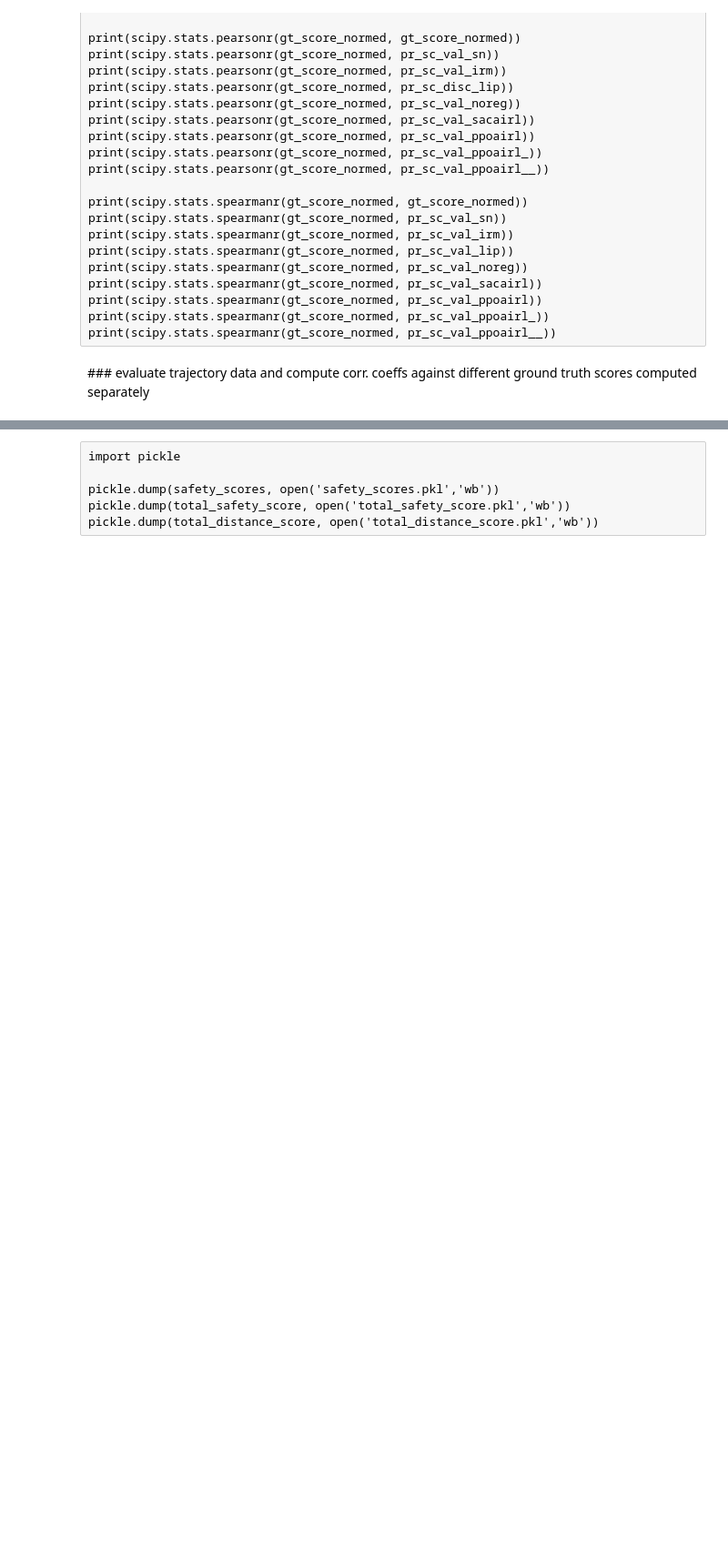
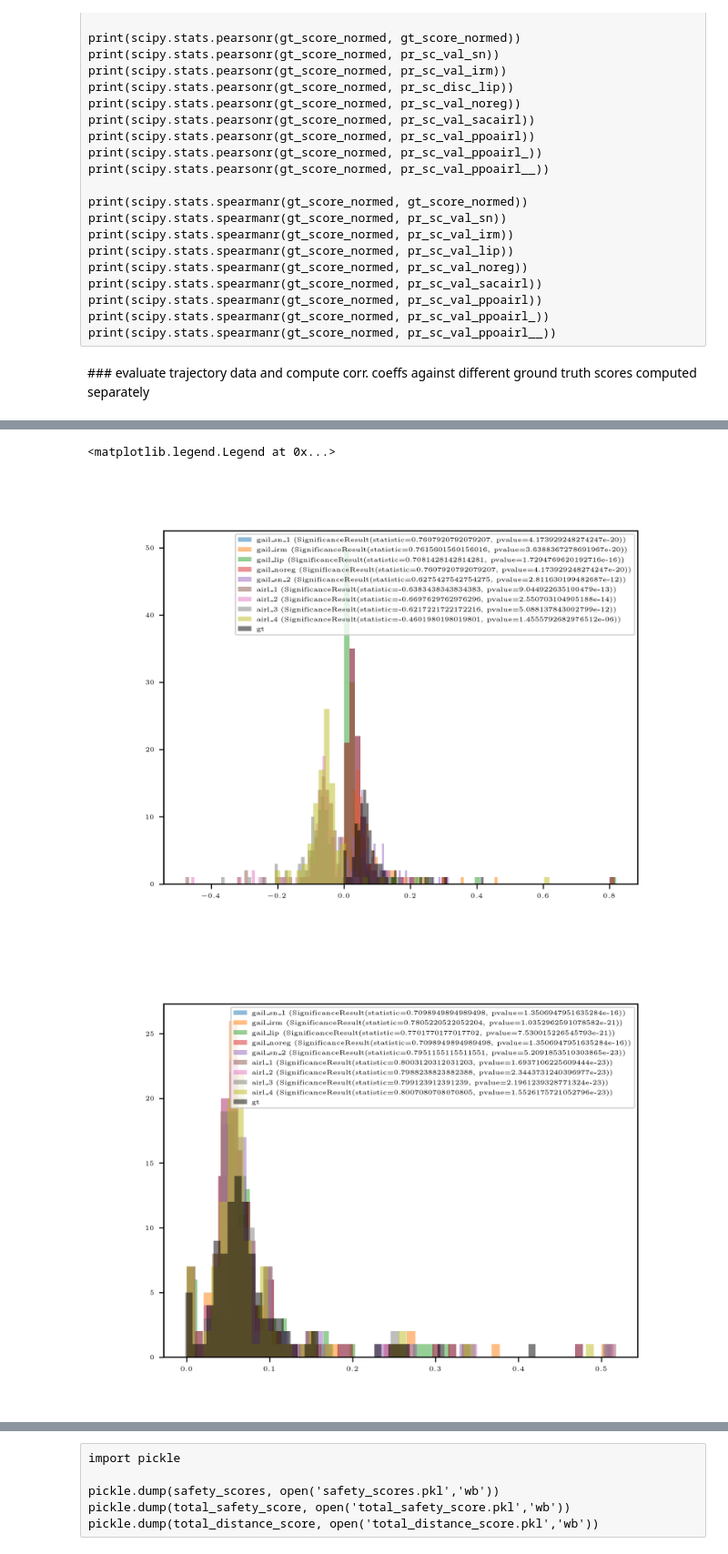
Before and after one commit to iov9000/cleanrl, a Jupyter notebook: cleanrl/demos/davos_data/EvaluateTrajectoriesLapLiver.ipynb, the cells around one changed output, grey strips where cells are left out. Shown at 91% size. Saved outputs shown, nothing was run; the diff lists cells and outputs as text; code cells hidden in the pictures; blank space fills up the shorter version.

```diff
--- a/cleanrl/demos/davos_data/EvaluateTrajectoriesLapLiver.ipynb
+++ b/cleanrl/demos/davos_data/EvaluateTrajectoriesLapLiver.ipynb
@@ -879,0 +688,7 @@ Texttable Output:
+# %%
+pkl.dump(total_safety_score, open('total_safety_score_new.pkl','wb'))
+pkl.dump(total_distance_score, open('total_distance_score_new.pkl','wb'))
+dist_sc = np.array(list(total_distance_score.values()))
+safety_sc = np.array(list(total_safety_score.values()))
+dist_sc_normed = dist_sc / np.linalg.norm(dist_sc)
+safety_sc_normed = safety_sc / np.linalg.norm(safety_sc)
@@ -879,0 +697,10 @@ Texttable Output:
+# %%
+run_folder_ppo_gail___ = '../../runs/20240315_154558_997504_lap_ppo_gail_lap_liver__capture-video_collision_loss_step_size_1.0_vis_threshold_factor_50_total-timesteps_1000000_use_spectral_norm/'
+
+# TODO: get run_folder with following variants over 10 seeds: (ppo / sac), (airl/gail), (sn, irm, lip, noreg)
+# Table: (algo variants) X (corr. coef variants) X (scores) + W2 / SW2 distance
+# Plot: 3d anatomy with trajectories / shading?, correlation plots x2, histogram of trajectory subset
+
+demos = load_lap_demos('.')
+
+actor_sn, disc_sn, test_env = init_actor_disc(run_folder_ppo_gail___, demos)
@@ -879,0 +1692,28 @@ Texttable Output:
+# %%
+fig= plt.figure(dpi=300)
+for k,v in disc_dict.items():
+    plt.hist(v, bins=50, alpha=0.5, label=f"{k} ({scipy.stats.spearmanr(dist_sc_normed,v)})")
+
+plt.hist(dist_sc_normed, 50, color='k',  label='gt', alpha=0.5)
+plt.legend()
+
+fig= plt.figure(dpi=300)
+
+for k,v in val_dict.items():
+    plt.hist(v, bins=50, alpha=0.5, label=f"{k} ({scipy.stats.spearmanr(dist_sc_normed,v)})")
+plt.hist(dist_sc_normed, 50, color='k',  label='gt', alpha=0.5)
+plt.legend()
+
+
+fig= plt.figure(dpi=300)
+for k,v in disc_dict.items():
+    plt.hist(v, bins=50, alpha=0.5, label=f"{k} ({scipy.stats.spearmanr(safety_sc_normed,v)[]})")
+plt.hist(safety_sc_normed, 50, color='k',  label='gt', alpha=0.5)
+plt.legend()
+
+fig= plt.figure(dpi=300)
+for k,v in val_dict.items():
+    plt.hist(v, bins=50, alpha=0.5, label=f"{k} ({scipy.stats.spearmanr(safety_sc_normed,v)})")
+plt.hist(safety_sc_normed, 50, color='k', label='gt', alpha=0.5)
+plt.legend()
+# %% [output]
@@ -879,0 +1732,3 @@ Texttable Output:
+<matplotlib.legend.Legend at 0x...>
+[figure, added]
+[figure, added]
```
Also changed, not shown: parts of 27 cells of this notebook, 1 other file.
